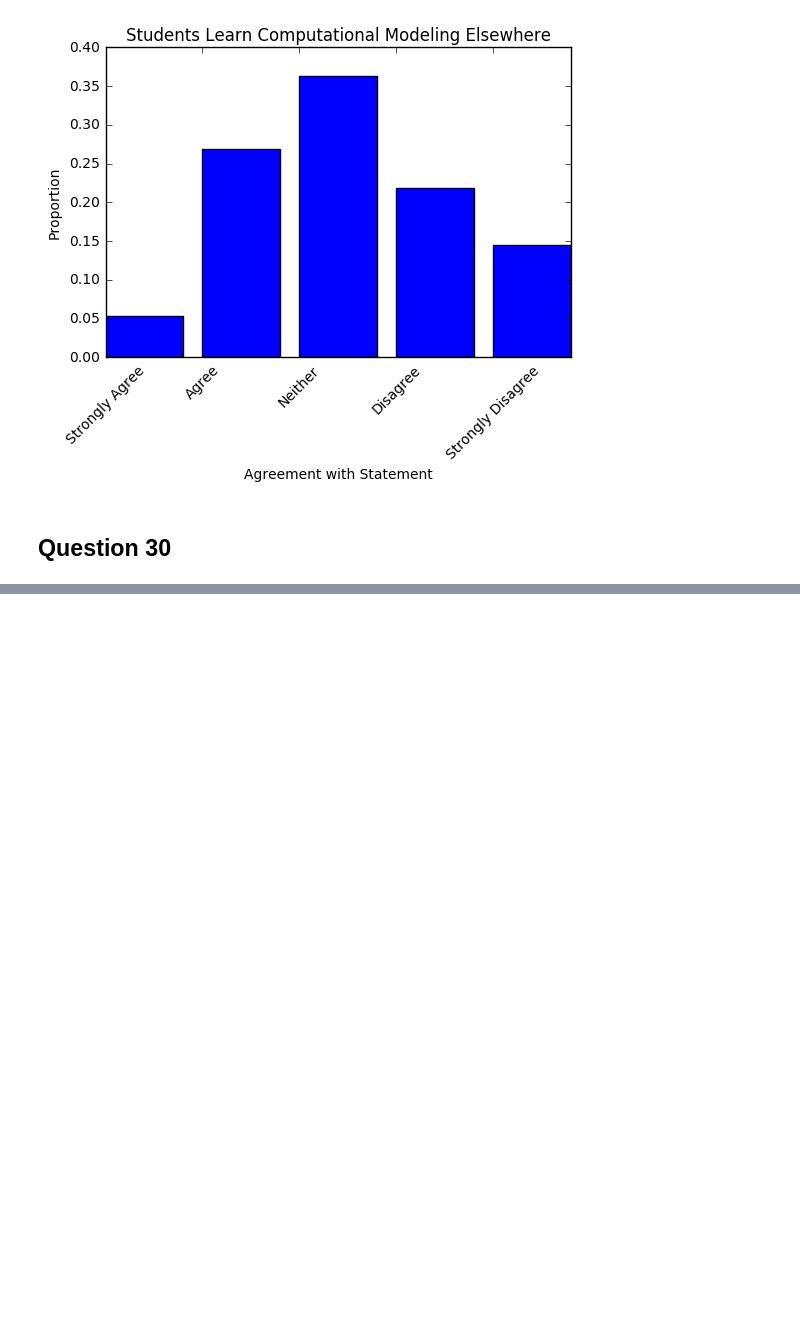
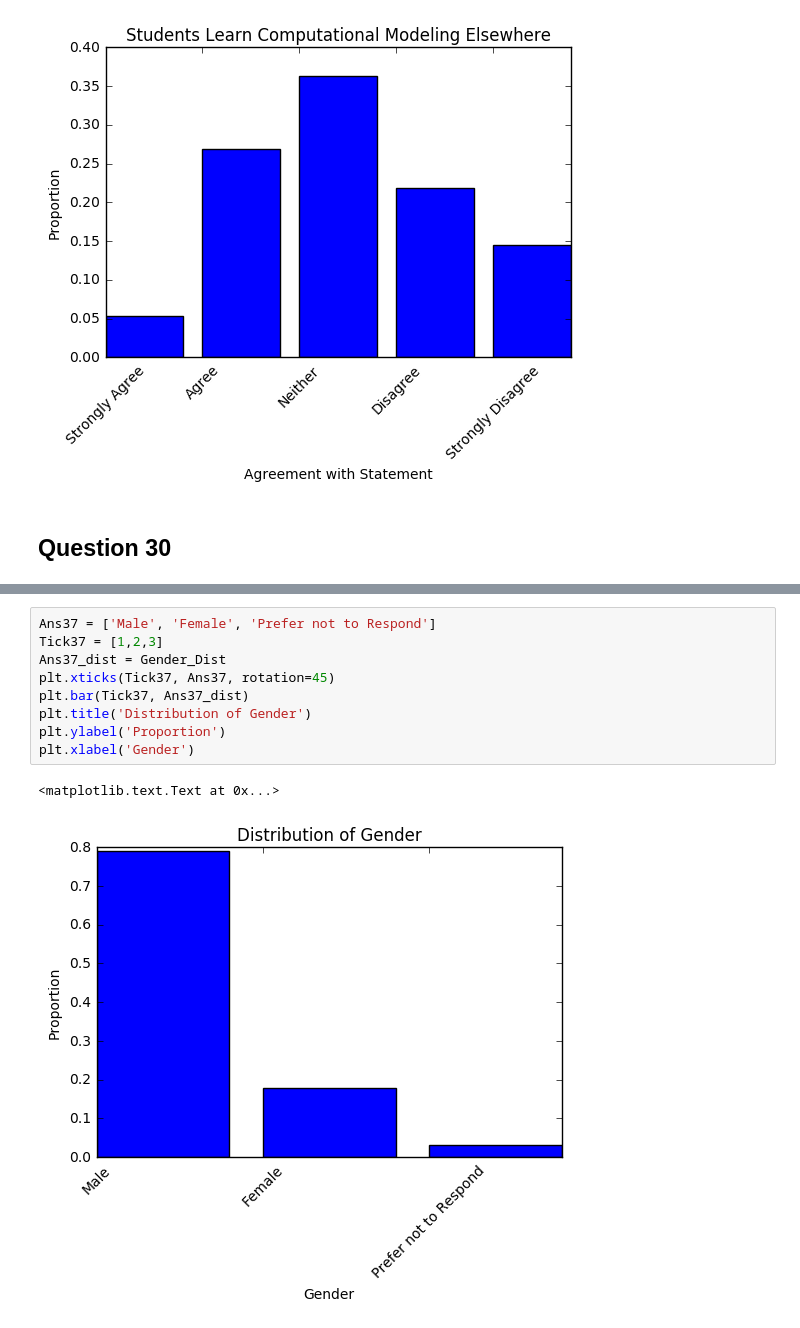
Before and after one commit to PERLMSU/Computational-Education-Data, a Jupyter notebook: Computation data.ipynb, the cells around one changed output, grey strips where cells are left out. Saved outputs shown, nothing was run; the diff lists cells and outputs as text; blank space fills up the shorter version.

```diff
--- a/Computation data.ipynb
+++ b/Computation data.ipynb
@@ -1828,0 +1948,12 @@ print(Feild_High_Deg_Dist)
+# %%
+Ans37 = ['Male', 'Female', 'Prefer not to Respond']
+Tick37 = [1,2,3]
+Ans37_dist = Gender_Dist
+plt.xticks(Tick37, Ans37, rotation=45)
+plt.bar(Tick37, Ans37_dist)
+plt.title('Distribution of Gender')
+plt.ylabel('Proportion')
+plt.xlabel('Gender')
+# %% [output]
+<matplotlib.text.Text at 0x...>
+[figure, added]
```
Also changed, not shown: parts of 10 cells of this notebook.
